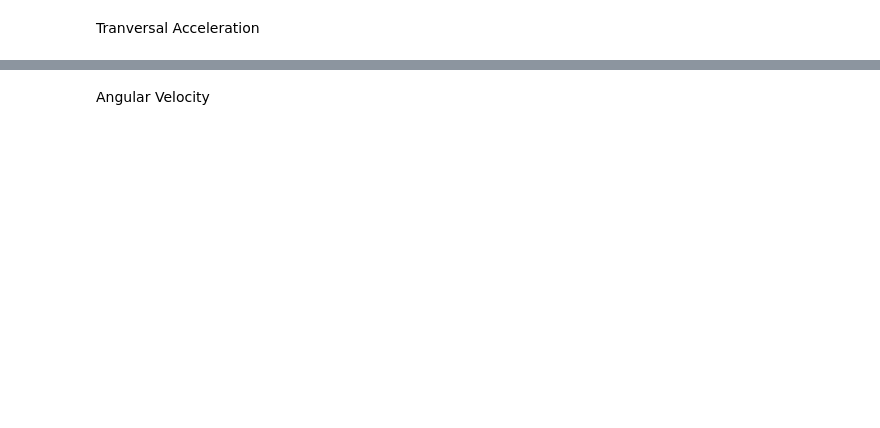
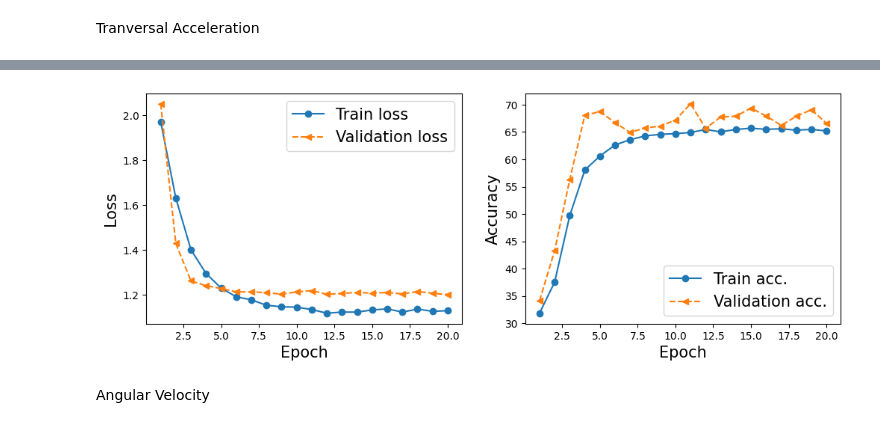
Before and after one commit to EsosaOrumwese/Msc_Research_Project_Multi-Task-Learning_CNN-GRU-biLSTM, a Jupyter notebook: preprocess.ipynb, the cells around one changed output, grey strips where cells are left out. Saved outputs shown, nothing was run; the diff lists cells and outputs as text; code cells hidden in the pictures; blank space fills up the shorter version.

```diff
--- a/preprocess.ipynb
+++ b/preprocess.ipynb
@@ -883,8 +556,8 @@ Tranversal Acceleration
 # %%
 criterion = nn.CrossEntropyLoss(weight=class_weights)
 model_tranv = SimpleCNN()
-optimizer_tranv = optim.Adam(model_tranv.parameters(), lr=0.0015831811326078972, weight_decay=1e-4)
-scheduler_tranv = optim.lr_scheduler.ExponentialLR(optimizer_tranv, gamma=0.5287373400905854)
+optimizer_tranv = optim.Adam(model_tranv.parameters(), lr=0.00015558427999575448, weight_decay=1e-4)
+scheduler_tranv = optim.lr_scheduler.ExponentialLR(optimizer_tranv, gamma=0.6560277884599833)
 device = torch.device("cuda" if torch.cuda.is_available() else "cpu")
 
 model_tranv = model_tranv.to(device)
@@ -915,3 +591,7 @@ np.save('./model_checkpoint/run2_tranv_history.npy', np.array(tranv_hist))
+# %%
+plot_history(tranv_hist)
+# %% [output]
+[figure, added]
 # %% [markdown]
 Angular Velocity
 # %%
```
Also changed, not shown: parts of 40 cells of this notebook, 8 other files.
